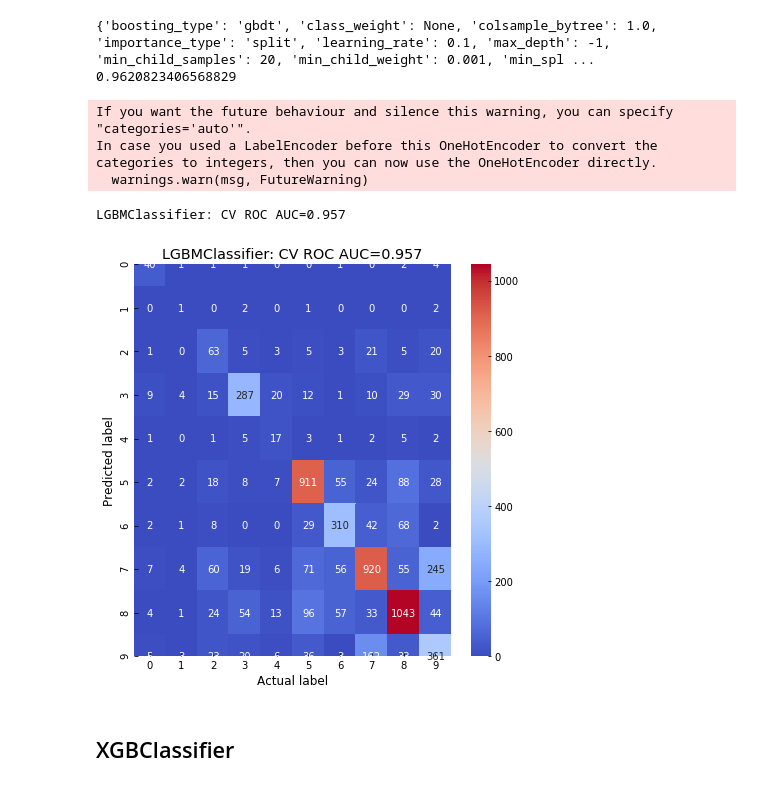
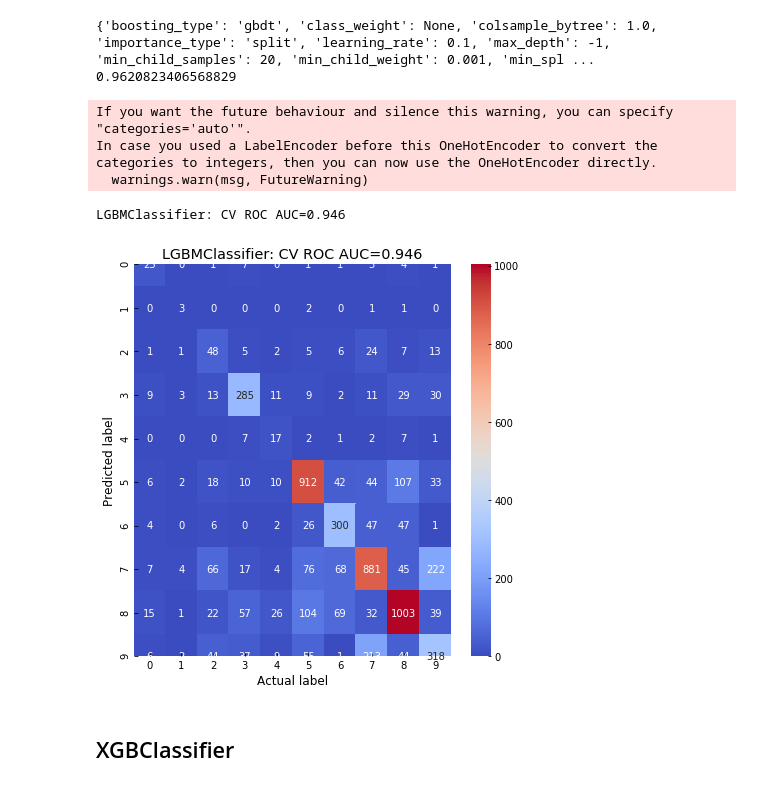
Before and after one commit to andygoosh/wildfire.sberbank.ai, a Jupyter notebook: workinprogress.ipynb, the cells around one changed output. Cells and saved outputs as stored; diff of their text form; code cells hidden in the pictures.

```diff
--- a/workinprogress.ipynb
+++ b/workinprogress.ipynb
@@ -457,10 +459,9 @@ print(auc)
 0.9620823406568829
 # %%
 from lightgbm import LGBMClassifier
-from scipy.stats import uniform as sp_randFloat
-from scipy.stats import randint as sp_randInt
 
 X, y = prepare_data(one_hotted=False)
+
 estimators = 200
 
 params = {'boosting_type': 'gbdt',
@@ -476,40 +477,40 @@ params = {'boosting_type': 'gbdt',
  'n_jobs': -1,
  'num_leaves': 31,
  'objective': None,
- 'random_state': RS,
+ 'random_state': 77,
  'reg_alpha': 0.0,
  'reg_lambda': 1.0,
  'silent': True,
  'subsample': 1.0,
  'subsample_for_bin': 200000,
  'subsample_freq': 0
  }
 
 lgbm = LGBMClassifier(**params)
 
-X_train, X_cv, y_train, y_cv = train_test_split(X, y, test_size=0.25, random_state=RS)
+X_train, X_cv, y_train, y_cv = train_test_split(X, y, test_size=0.25)
 
 lgbm.fit(X_train, y_train)
 
 y_pred = lgbm.predict_proba(X_cv)
 
 df_predictions = pd.DataFrame(
     y_pred,
     index=y_cv.index,
     columns=[
         'fire_{}_prob'.format(class_id)
         for class_id in lgbm.classes_
     ]
 )
 
 y_hotted = get_one_hot( y_cv )
 auc = draw_confusion_matrix(y_hotted, df_predictions, lgbm);
 # %% [output]
 If you want the future behaviour and silence this warning, you can specify "categories='auto'".
 In case you used a LabelEncoder before this OneHotEncoder to convert the categories to integers, then you can now use the OneHotEncoder directly.
   warnings.warn(msg, FutureWarning)
-LGBMClassifier: CV ROC AUC=0.957
+LGBMClassifier: CV ROC AUC=0.946
-[figure, old version]
+[figure, new version]
 # %% [markdown]
 ## XGBClassifier
 # %%
```
Also changed, not shown: parts of 3 cells of this notebook.
